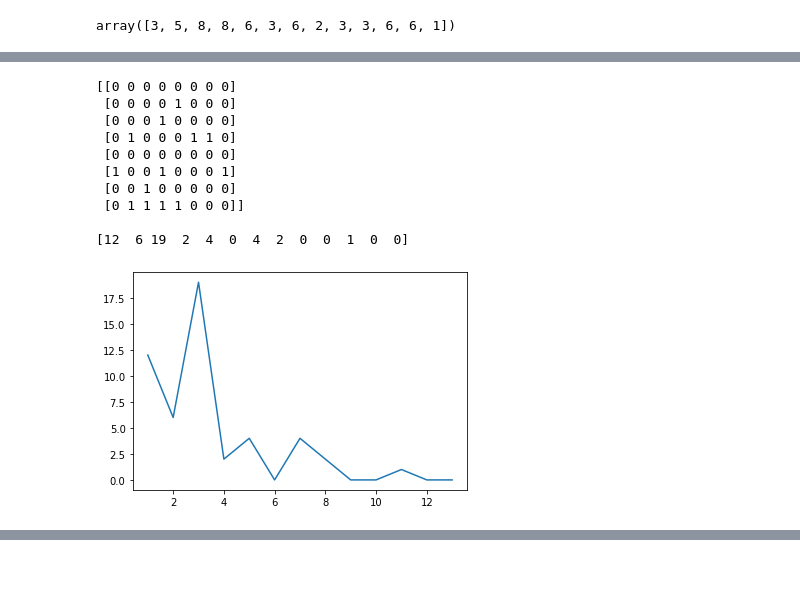
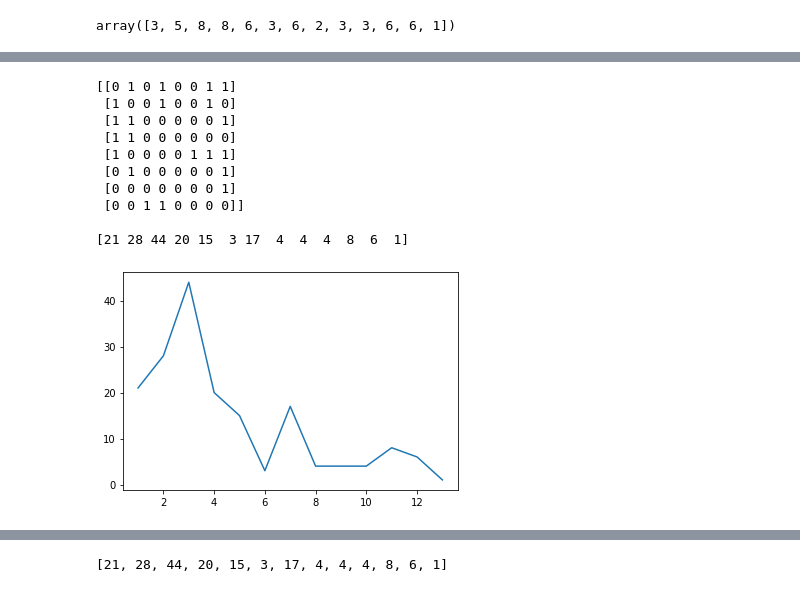
Before and after one commit to EnricoBorriello/Triads_Topology_Bio_Nets, a Jupyter notebook: Count Triads.ipynb, the cells around one changed output, grey strips where cells are left out. Cells and saved outputs as stored; diff of their text form; code cells hidden in the pictures.

```diff
--- a/Count Triads.ipynb
+++ b/Count Triads.ipynb
@@ -240,23 +240,23 @@ plt.plot(t,Tp/avg_census);
 # %%
-matrix = random_adj_matrix(8,.2)
+matrix = random_adj_matrix(8,.3)
 census = triad_census(matrix)
 print(matrix)
 print('')
 print(census)
 print('')
 plt.plot(t,census);
 # %% [output]
-[[0 0 0 0 0 0 0 0]
- [0 0 0 0 1 0 0 0]
- [0 0 0 1 0 0 0 0]
- [0 1 0 0 0 1 1 0]
- [0 0 0 0 0 0 0 0]
- [1 0 0 1 0 0 0 1]
- [0 0 1 0 0 0 0 0]
- [0 1 1 1 1 0 0 0]]
+[[0 1 0 1 0 0 1 1]
+ [1 0 0 1 0 0 1 0]
+ [1 1 0 0 0 0 0 1]
+ [1 1 0 0 0 0 0 0]
+ [1 0 0 0 0 1 1 1]
+ [0 1 0 0 0 0 0 1]
+ [0 0 0 0 0 0 0 1]
+ [0 0 1 1 0 0 0 0]]
 
-[12  6 19  2  4  0  4  2  0  0  1  0  0]
+[21 28 44 20 15  3 17  4  4  4  8  6  1]
-[figure, old version]
+[figure, new version]
 # %%
 g = Network(notebook = True,directed=True)
 #g.set_options('{"layout": {"randomSeed":0}}')
@@ -269,3 +269,19 @@ for i in range(len(matrix)):
 g.show("network.html")
 # %% [output]
 [interactive output not drawn]
+# %%
+#matrix I sent to Shade
+
+[[0, 1, 0, 1, 0, 0, 1, 1],
+[1, 0, 0, 1, 0, 0, 1, 0],
+[1, 1, 0, 0, 0, 0, 0, 1],
+[1, 1, 0, 0, 0, 0, 0, 0],
+[1, 0, 0, 0, 0, 1, 1, 1],
+[0, 1, 0, 0, 0, 0, 0, 1],
+[0, 0, 0, 0, 0, 0, 0, 1],
+[0, 0, 1, 1, 0, 0, 0, 0]]
+
+# My triad counts
+[21, 28, 44, 20, 15,  3, 17,  4,  4,  4,  8,  6,  1]
+# %% [output]
+[21, 28, 44, 20, 15, 3, 17, 4, 4, 4, 8, 6, 1]
```
Also changed, not shown: parts of 3 cells of this notebook.
